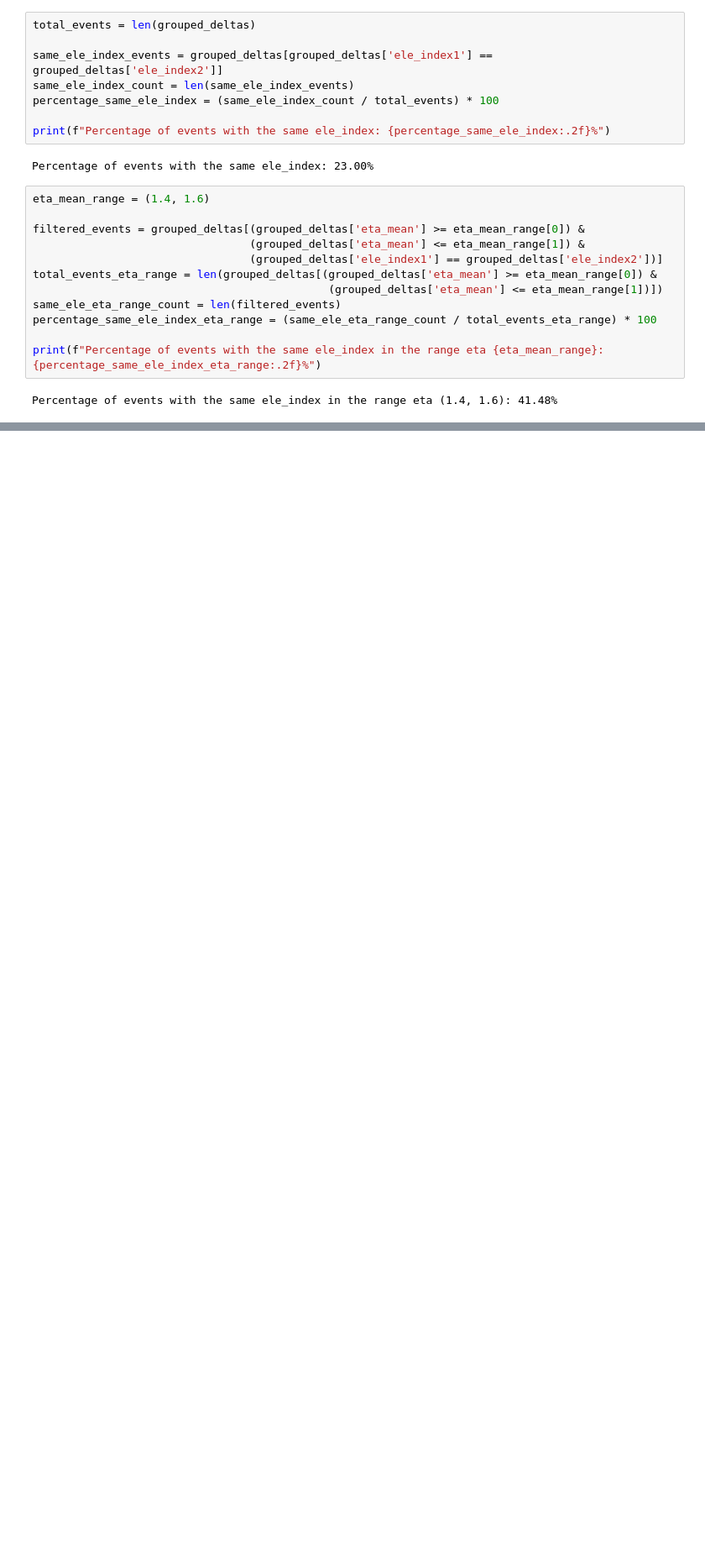
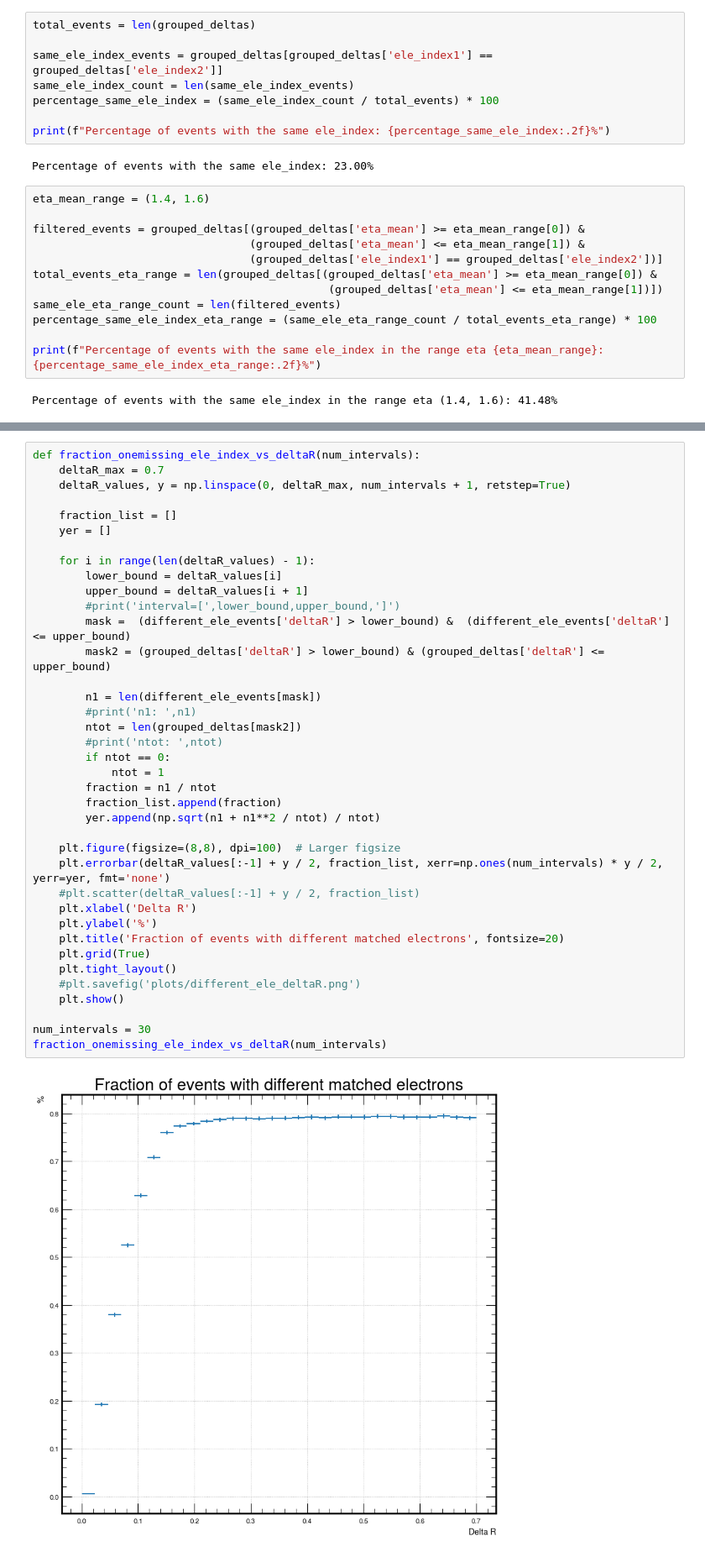
Before and after one commit to Cirrinci/CMS_Simulation, a Jupyter notebook: overlapping_ele2.ipynb, the cells around one changed output, grey strips where cells are left out. Shown at 84% size. Cells and saved outputs as stored; diff of their text form; blank space fills up the shorter version.

```diff
--- a/overlapping_ele2.ipynb
+++ b/overlapping_ele2.ipynb
@@ -644,0 +661,40 @@ fraction_same_ele_index_vs_deltaR(num_intervals)
+# %%
+def fraction_onemissing_ele_index_vs_deltaR(num_intervals):
+    deltaR_max = 0.7
+    deltaR_values, y = np.linspace(0, deltaR_max, num_intervals + 1, retstep=True)
+
+    fraction_list = []
+    yer = []
+
+    for i in range(len(deltaR_values) - 1):
+        lower_bound = deltaR_values[i]
+        upper_bound = deltaR_values[i + 1]
+        #print('interval=[',lower_bound,upper_bound,']')
+        mask =  (different_ele_events['deltaR'] > lower_bound) &  (different_ele_events['deltaR'] <= upper_bound)
+        mask2 = (grouped_deltas['deltaR'] > lower_bound) & (grouped_deltas['deltaR'] <= upper_bound)
+
+        n1 = len(different_ele_events[mask])
+        #print('n1: ',n1)
+        ntot = len(grouped_deltas[mask2])
+        #print('ntot: ',ntot)
+        if ntot == 0:
+            ntot = 1
+        fraction = n1 / ntot
+        fraction_list.append(fraction)
+        yer.append(np.sqrt(n1 + n1**2 / ntot) / ntot)
+
+    plt.figure(figsize=(8,8), dpi=100)  # Larger figsize
+    plt.errorbar(deltaR_values[:-1] + y / 2, fraction_list, xerr=np.ones(num_intervals) * y / 2, yerr=yer, fmt='none')
+    #plt.scatter(deltaR_values[:-1] + y / 2, fraction_list)
+    plt.xlabel('Delta R')
+    plt.ylabel('%')
+    plt.title('Fraction of events with different matched electrons', fontsize=20)
+    plt.grid(True)
+    plt.tight_layout()
+    #plt.savefig('plots/different_ele_deltaR.png')
+    plt.show()
+
+num_intervals = 30
+fraction_onemissing_ele_index_vs_deltaR(num_intervals)
+# %% [output]
+[figure, added]
```
Also changed, not shown: parts of 26 cells of this notebook.
